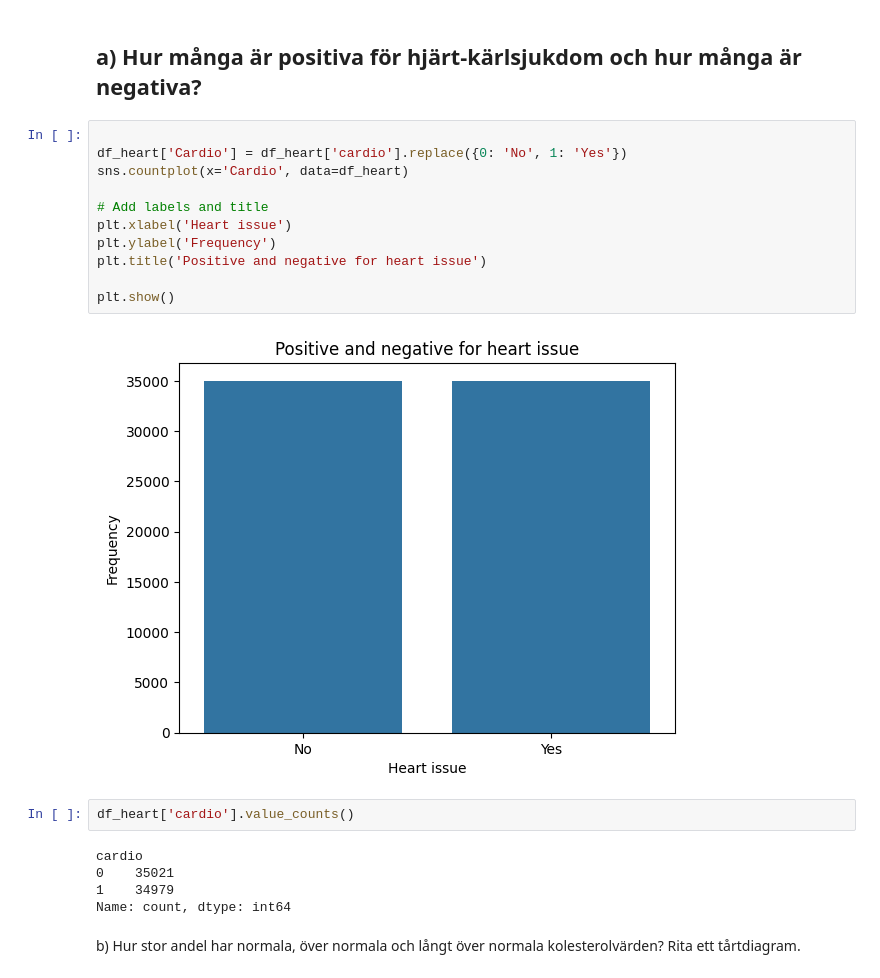
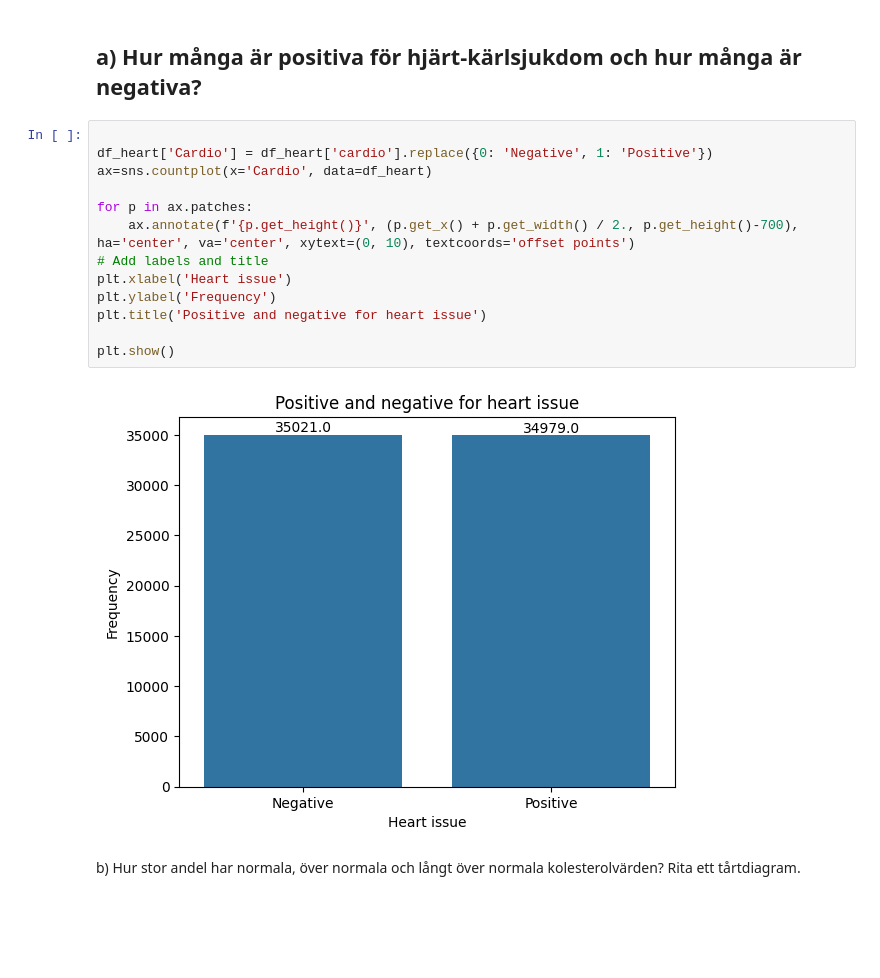
Before and after one commit to danlundh67/AI-recomend_predict, a Jupyter notebook: heart.ipynb, the cells around one changed output. Saved outputs shown, nothing was run; the diff lists cells and outputs as text; blank space fills up the shorter version.

Commit message:
Plots updated

```diff
--- a/heart.ipynb
+++ b/heart.ipynb
@@ -59,24 +50,19 @@ Name: weight, dtype: float64
 ## a) Hur många är positiva för hjärt-kärlsjukdom och hur många är negativa?
 # %%
 
-df_heart['Cardio'] = df_heart['cardio'].replace({0: 'No', 1: 'Yes'})
-sns.countplot(x='Cardio', data=df_heart)
+df_heart['Cardio'] = df_heart['cardio'].replace({0: 'Negative', 1: 'Positive'})
+ax=sns.countplot(x='Cardio', data=df_heart)
 
+for p in ax.patches:
+    ax.annotate(f'{p.get_height()}', (p.get_x() + p.get_width() / 2., p.get_height()-700), ha='center', va='center', xytext=(0, 10), textcoords='offset points')
 # Add labels and title
 plt.xlabel('Heart issue')
 plt.ylabel('Frequency')
 plt.title('Positive and negative for heart issue')
 
 plt.show()
 # %% [output]
-[figure, old version]
+[figure, new version]
-# %%
-df_heart['cardio'].value_counts()
-# %% [output]
-cardio
-0    35021
-1    34979
-Name: count, dtype: int64
 # %% [markdown]
 b) Hur stor andel har normala, över normala och långt över normala kolesterolvärden? Rita ett tårtdiagram.
 # %%
```
Also changed, not shown: parts of 12 cells of this notebook.
